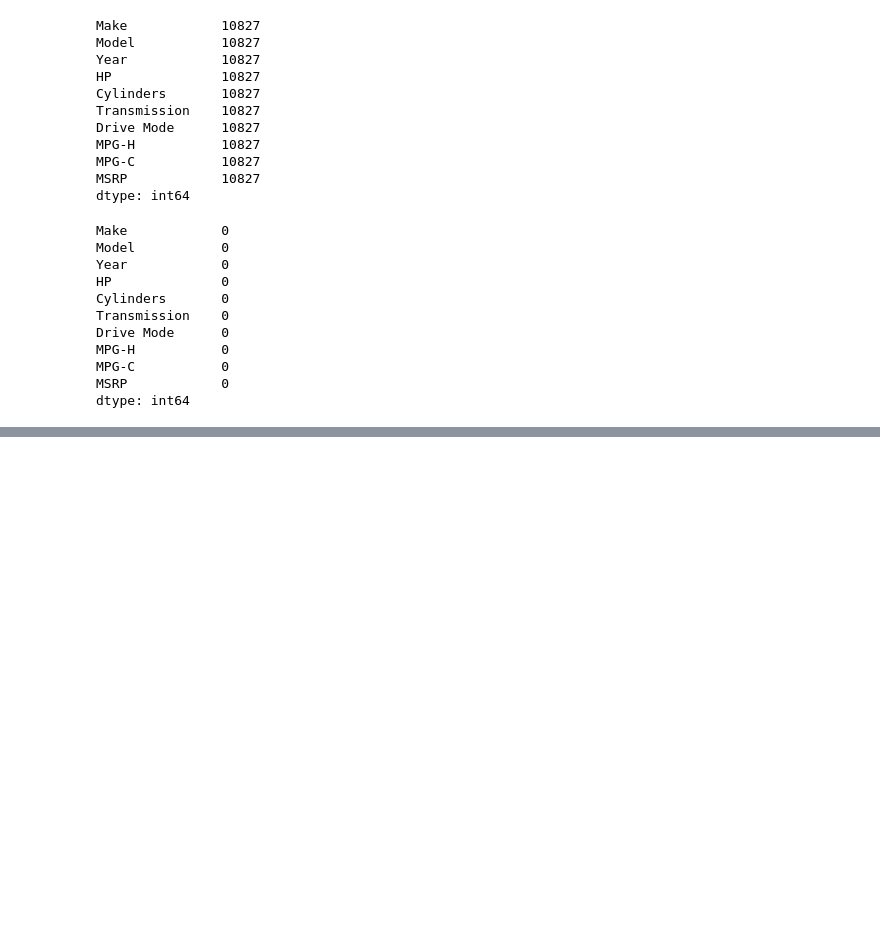
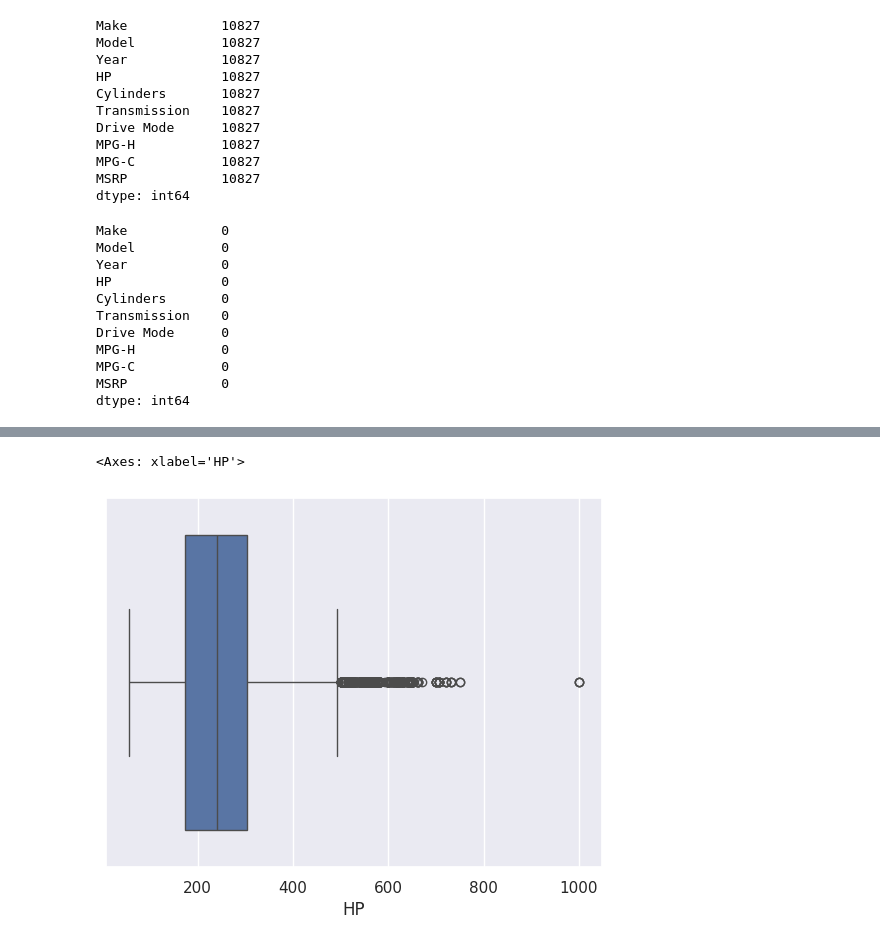
Before and after one commit to pain459/learn_ds, a Jupyter notebook: D2/eda_on_cars.ipynb, the cells around one changed output, grey strips where cells are left out. Cells and saved outputs as stored; diff of their text form; code cells hidden in the pictures; blank space fills up the shorter version.

```diff
--- a/D2/eda_on_cars.ipynb
+++ b/D2/eda_on_cars.ipynb
@@ -172,0 +180,5 @@ dtype: int64
+# %%
+sns.boxplot(x=df['HP'])
+# %% [output]
+<Axes: xlabel='HP'>
+[figure, added]
```
Also changed, not shown: parts of 4 cells of this notebook.
